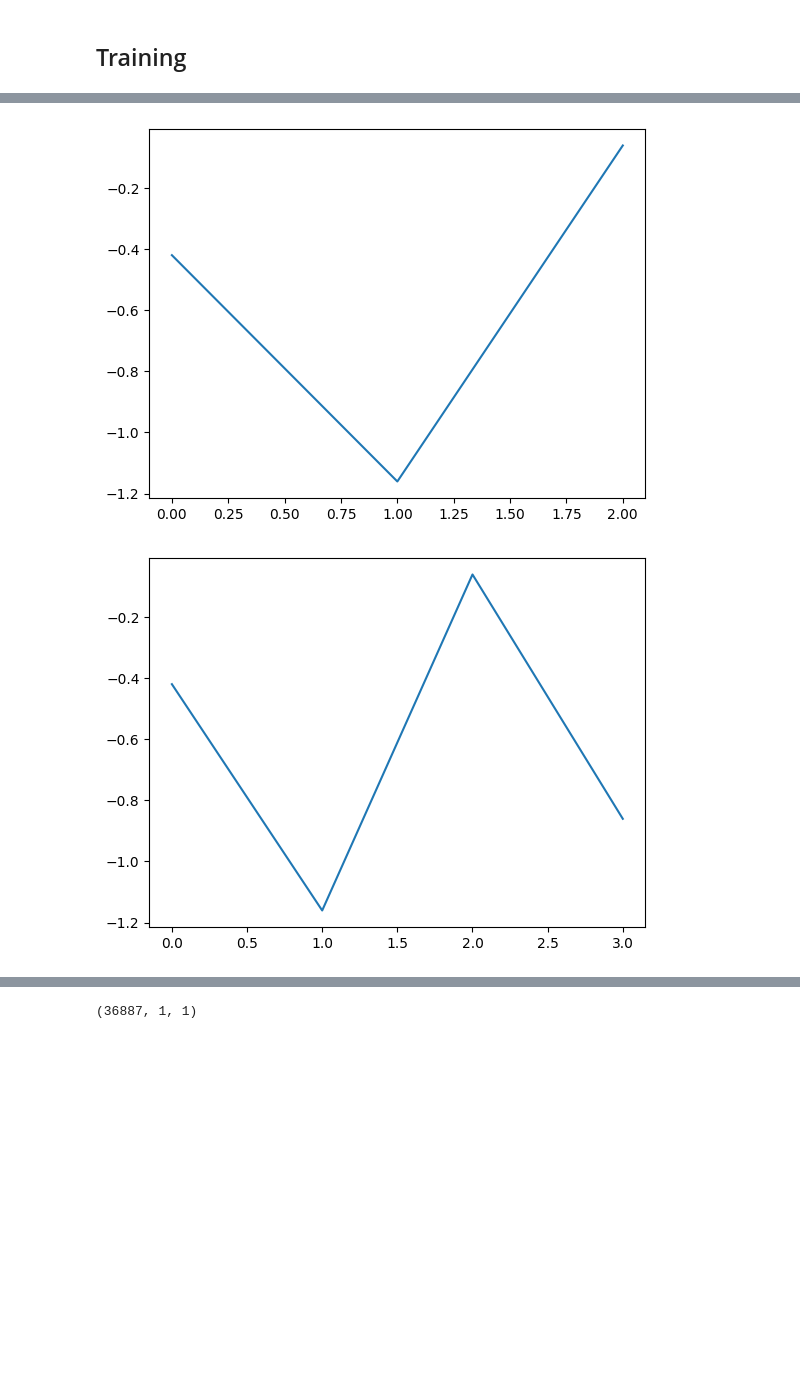
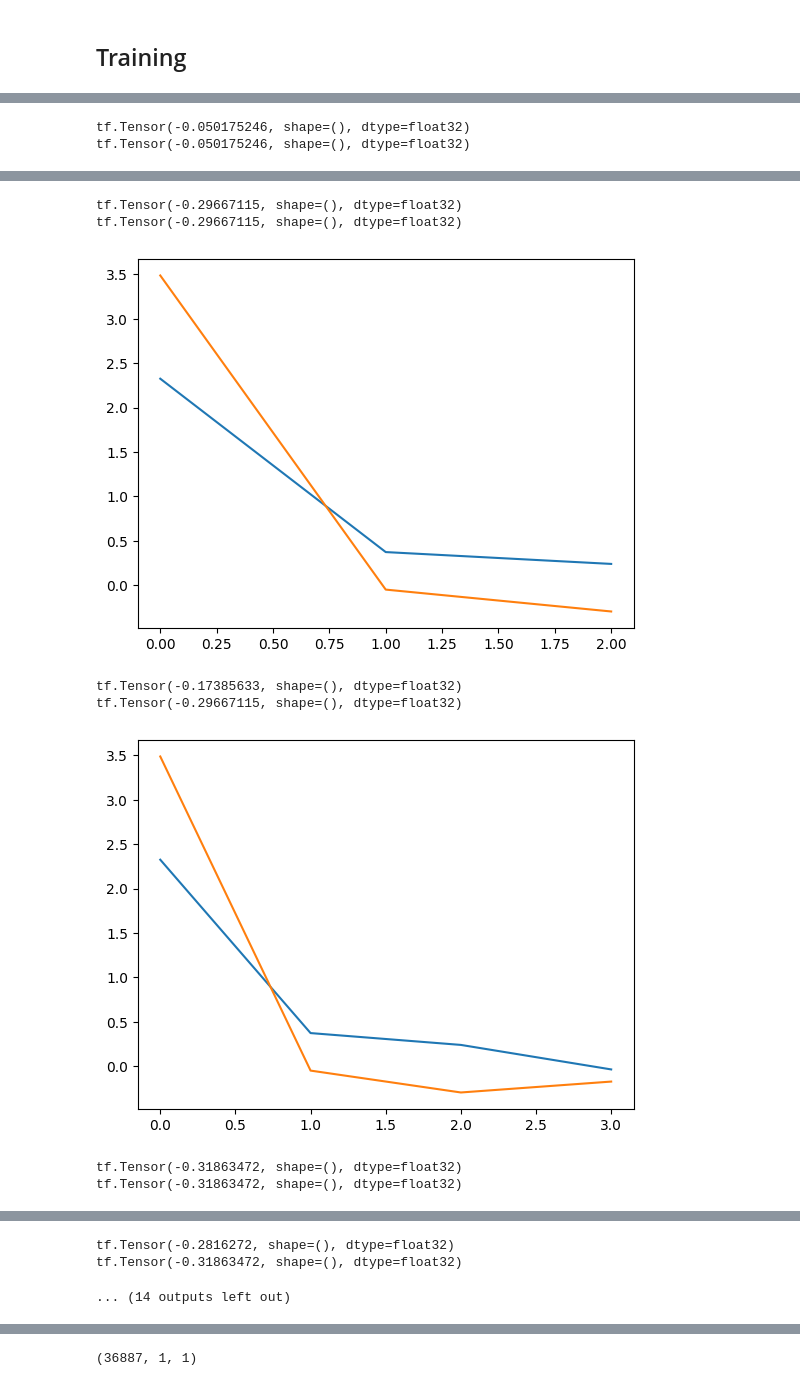
Before and after one commit to oremnirv/ATP, a Jupyter notebook: weather_notebook.ipynb, the cells around one changed output, grey strips where cells are left out. Saved outputs shown, nothing was run; the diff lists cells and outputs as text; code cells hidden in the pictures; blank space fills up the shorter version.

```diff
--- a/weather_notebook.ipynb
+++ b/weather_notebook.ipynb
@@ -293,19 +0,0 @@ for i in range(num_repeats):
-# %%
-def batcher(t, y, idx_list,batch_s = 32, window = 288,cut_sequence = True):
-    '''
-    cutting one long array to sequences of length 'window'.
-    'batch_s' must be ≤ full array - window length
-    '''
-
-
-    if len(idx_list) < 1:
-        print("warning- you didn't loop over the correct range")
-
-
-    batch_s = min(batch_s, y.shape[0]-window)
-    idx = np.random.choice(len(idx_list), batch_s, replace = False)
-
-    y = np.array([np.array(y)[idx_list[i]:idx_list[i]+window] for i in idx])
-    t = np.array([np.array(t)[idx_list[i]:idx_list[i]+window] for i in idx])
-    for i in sorted(idx, reverse=True): del idx_list[i]
-    return t, y,idx_list
@@ -351,2 +0,0 @@ def batcher(t, y, idx_list, batch_s = 32, window = 288):
-# %%
-idx_list=list(range(y_test.shape[0]-288))
@@ -367,2 +0,0 @@ y_dummy = np.random.normal(size=(100,300,1))
-# %%
-idx_list=list(range(y_dummy.shape[0]))
@@ -575,7 +59,7 @@ opt = tf.keras.optimizers.Adam(3e-4)
 # %%
 %%time
 
-for i in range(500):
+for i in range(5000):
     idx_list = list(range(x_train.shape[0] - (n_C+n_T)))
     x,y,_ = batcher(x_train,y_train,idx_list,window=n_C+n_T) ####### generalise for not weather
     _,_, nll_pp_tr , _ = tr_step(atp_model, opt, x,y,n_C,n_T, training=True)
@@ -585,14 +69,16 @@ for i in range(500):
         train_loglik.append(nll_pp_tr)
 
 
-#         idx_list = list(range(x_val.shape[0]- (n_C+n_T)))
-#         t_te,y_te,_ = batcher(x_val,y_val,idx_list,batch_s = 100,window=n_C+n_T)
-#         μ, log_σ = atp_model([t_te, y_te, n_C, n_T, False])
-#         _,_,_, nll_pp_te, msex_te = losses.nll(y_te[:, n_C:n_C+n_T], μ, log_σ)
+        idx_list = list(range(x_val.shape[0]- (n_C+n_T)))
+        t_te,y_te,_ = batcher(x_val,y_val,idx_list,batch_s = 100,window=n_C+n_T)
+        μ, log_σ = atp_model([t_te, y_te, n_C, n_T, False])
+        _,_,_, nll_pp_te, msex_te = losses.nll(y_te[:, n_C:n_C+n_T], μ, log_σ)
 
-#         val_loglik.append(nll_pp_te)
+        val_loglik.append(nll_pp_te)
 
         plt.plot(train_loglik)
-#         plt.plot(val_loglik)
+        plt.plot(val_loglik)
+        print(nll_pp_te)
+        print(min(val_loglik))
         plt.show()
 # %% [output]
@@ -599,0 +89,2 @@ for i in range(500):
+tf.Tensor(-0.050175246, shape=(), dtype=float32)
+tf.Tensor(-0.050175246, shape=(), dtype=float32)
@@ -601,2 +92,8 @@ for i in range(500):
+tf.Tensor(-0.29667115, shape=(), dtype=float32)
+tf.Tensor(-0.29667115, shape=(), dtype=float32)
-[figure, old version]
+[figure, new version]
+tf.Tensor(-0.17385633, shape=(), dtype=float32)
+tf.Tensor(-0.29667115, shape=(), dtype=float32)
-[figure, old version]
+[figure, new version]
+tf.Tensor(-0.31863472, shape=(), dtype=float32)
+tf.Tensor(-0.31863472, shape=(), dtype=float32)
@@ -605,0 +101,3 @@ Wall time: 52.4 s
+tf.Tensor(-0.2816272, shape=(), dtype=float32)
+tf.Tensor(-0.31863472, shape=(), dtype=float32)
+... (14 outputs left out)
```
Also changed, not shown: parts of 68 cells of this notebook.
